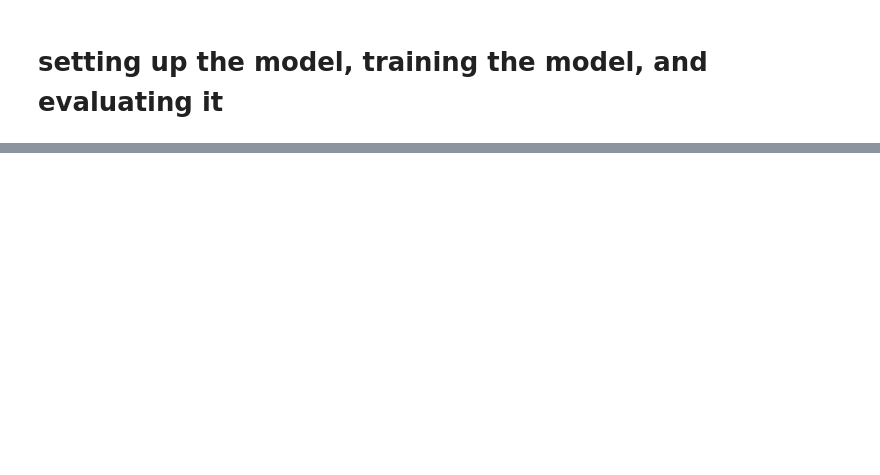
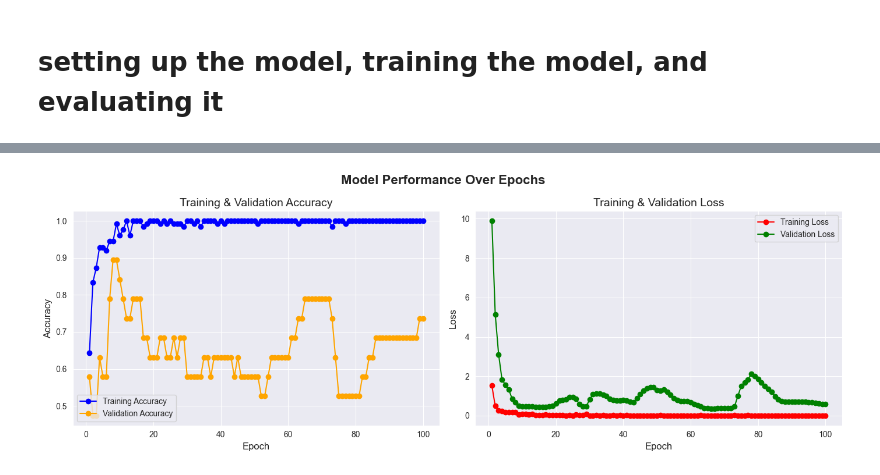
Before and after one commit to KevinMcNamara0007/vision, a Jupyter notebook: training_notebook.ipynb, the cells around one changed output, grey strips where cells are left out. Saved outputs shown, nothing was run; the diff lists cells and outputs as text; code cells hidden in the pictures; blank space fills up the shorter version.

Commit message:
4th iteration of training

```diff
--- a/training_notebook.ipynb
+++ b/training_notebook.ipynb
@@ -499,0 +521,46 @@ Epoch 100/100
+# %%
+def plot_training_history(history):
+    """
+    Plots the training and validation accuracy and loss curves
+    from a Keras History object.
+    """
+    # Use a Seaborn style/theme for a "fancy" look
+    sns.set_style("darkgrid")
+
+    # Extract values for accuracy and loss
+    acc = history.history['accuracy']
+    val_acc = history.history['val_accuracy']
+    loss = history.history['loss']
+    val_loss = history.history['val_loss']
+
+    # Create an array of epoch indices (1-based)
+    epochs = range(1, len(acc) + 1)
+
+    # Create a figure with two subplots: Accuracy & Loss
+    fig, axes = plt.subplots(1, 2, figsize=(14, 5))
+
+    # --- Accuracy Plot ---
+    axes[0].plot(epochs, acc, label='Training Accuracy', marker='o', color='blue')
+    axes[0].plot(epochs, val_acc, label='Validation Accuracy', marker='o', color='orange')
+    axes[0].set_title('Training & Validation Accuracy', fontsize=14)
+    axes[0].set_xlabel('Epoch', fontsize=12)
+    axes[0].set_ylabel('Accuracy', fontsize=12)
+    axes[0].legend()
+
+    # --- Loss Plot ---
+    axes[1].plot(epochs, loss, label='Training Loss', marker='o', color='red')
+    axes[1].plot(epochs, val_loss, label='Validation Loss', marker='o', color='green')
+    axes[1].set_title('Training & Validation Loss', fontsize=14)
+    axes[1].set_xlabel('Epoch', fontsize=12)
+    axes[1].set_ylabel('Loss', fontsize=12)
+    axes[1].legend()
+
+    # Add a main title for the entire figure
+    fig.suptitle('Model Performance Over Epochs', fontsize=16, fontweight='bold')
+
+    plt.tight_layout()
+    plt.show()
+# %%
+plot_training_history(history)
+# %% [output]
+[figure, added]
```
Also changed, not shown: parts of 5 cells of this notebook.
